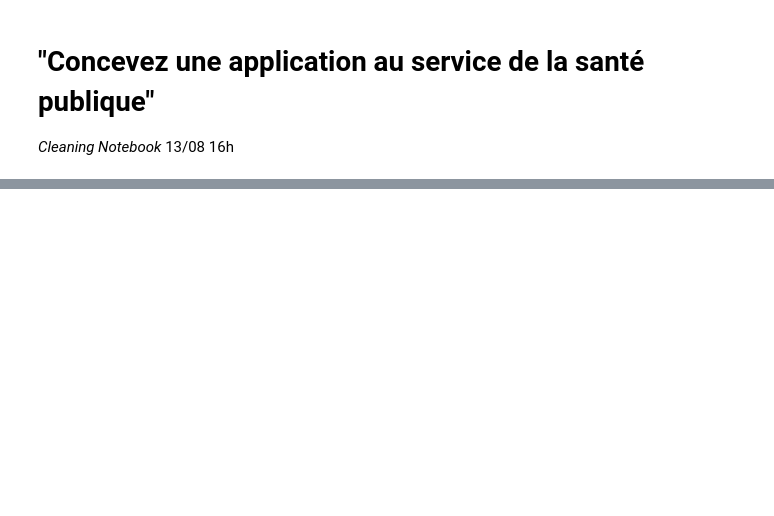
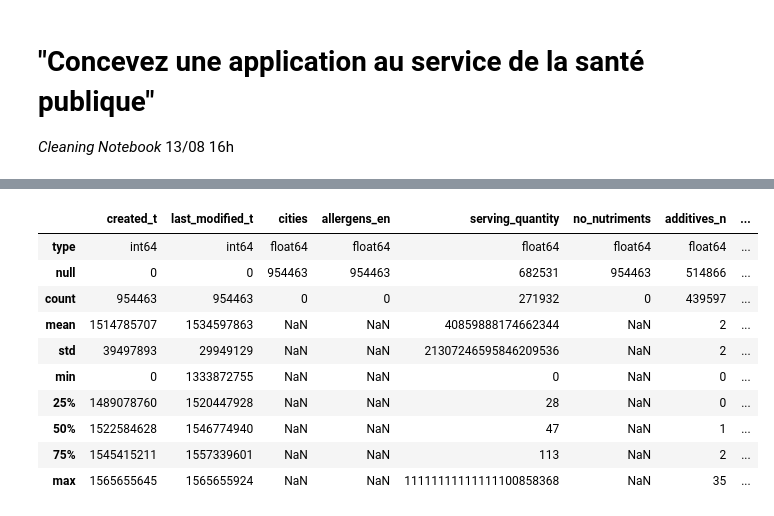
Before and after one commit to SmellyArmure/OC_DS_Project3, a Jupyter notebook: NOTEBOOKS/P3_Cleaning_v1_0.ipynb, the cells around one changed output, grey strips where cells are left out. Cells and saved outputs as stored; diff of their text form; code cells hidden in the pictures; blank space fills up the shorter version.

```diff
--- a/NOTEBOOKS/P3_Cleaning_v1_0.ipynb
+++ b/NOTEBOOKS/P3_Cleaning_v1_0.ipynb
@@ -30,0 +142,16 @@ df.head()
+# %%
+desc_df_num = df.describe(include=['int64', 'float64'])
+desc_df_num = desc_bis(df[desc_df_num.columns]).append(desc_df_num)
+desc_df_num
+# %% [output]
+|  | created_t | last_modified_t | cities | allergens_en | serving_quantity | no_nutriments | additives_n | ... |
+| type | int64 | int64 | float64 | float64 | float64 | float64 | float64 | ... |
+| null | 0 | 0 | 954463 | 954463 | 682531 | 954463 | 514866 | ... |
+| count | 954463 | 954463 | 0 | 0 | 271932 | 0 | 439597 | ... |
+| mean | 1514785707 | 1534597863 | NaN | NaN | 40859888174662344 | NaN | 2 | ... |
+| std | 39497893 | 29949129 | NaN | NaN | 21307246595846209536 | NaN | 2 | ... |
+| min | 0 | 1333872755 | NaN | NaN | 0 | NaN | 0 | ... |
+| 25% | 1489078760 | 1520447928 | NaN | NaN | 28 | NaN | 0 | ... |
+| 50% | 1522584628 | 1546774940 | NaN | NaN | 47 | NaN | 1 | ... |
+| 75% | 1545415211 | 1557339601 | NaN | NaN | 113 | NaN | 2 | ... |
+| max | 1565655645 | 1565655924 | NaN | NaN | 11111111111111100858368 | NaN | 35 | ... |
```
Also changed, not shown: parts of 35 cells of this notebook, 3 other files.
